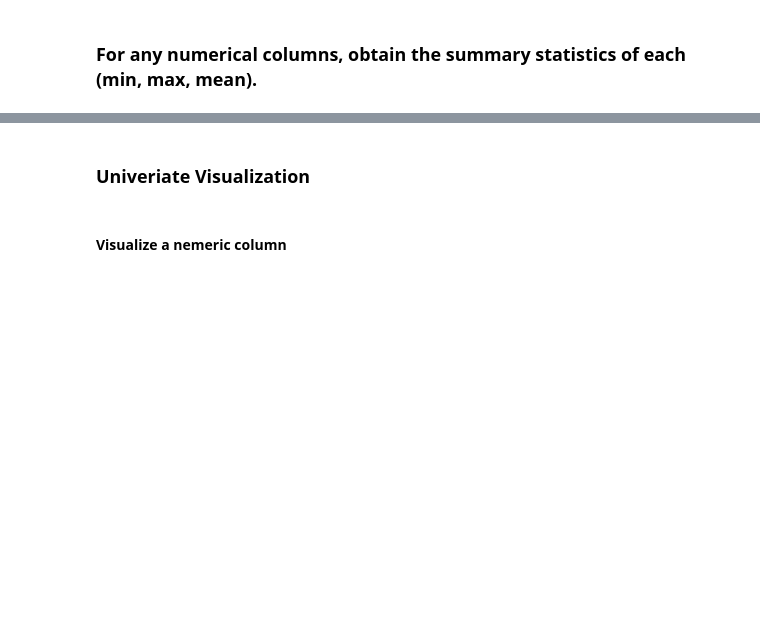
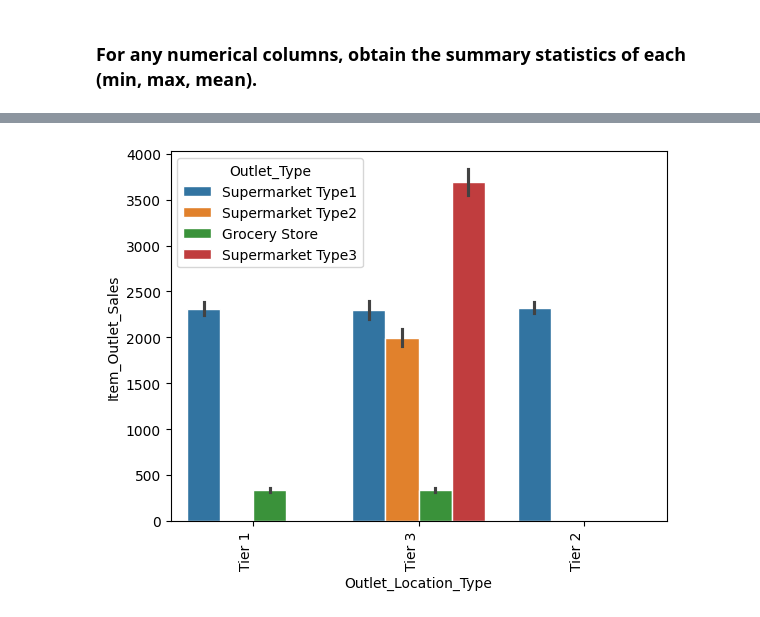
Before and after one commit to laramutair/Prediction-of-Product-Sales, a Jupyter notebook: Prediction_of_Product_Sales.ipynb, the cells around one changed output, grey strips where cells are left out. Saved outputs shown, nothing was run; the diff lists cells and outputs as text; code cells hidden in the pictures; blank space fills up the shorter version.

```diff
--- a/Prediction_of_Product_Sales.ipynb
+++ b/Prediction_of_Product_Sales.ipynb
@@ -684,6 +835,3 @@ rename = {    'Item_Identifier': 'item_id',
-# %%
-df=df.rename(rename, axis =1)
-df.head()
 # %% [markdown]
 ###Checking and Fixing Consistency
 # %%
@@ -707,4 +862,5 @@ df.head()
-# %% [markdown]
-### Univeriate Visualization
-# %% [markdown]
-#### Visualize a nemeric column
+# %%
+ax = sns.barplot(data=df, x='Outlet_Location_Type' , y='Item_Outlet_Sales' ,hue='Outlet_Type' , edgecolor='white', linewidth=1)
+ax.set_xticklabels(ax.get_xticklabels(), rotation=90, ha="right");
+# %% [output]
+[figure, added]
```
Also changed, not shown: parts of 79 cells of this notebook.
